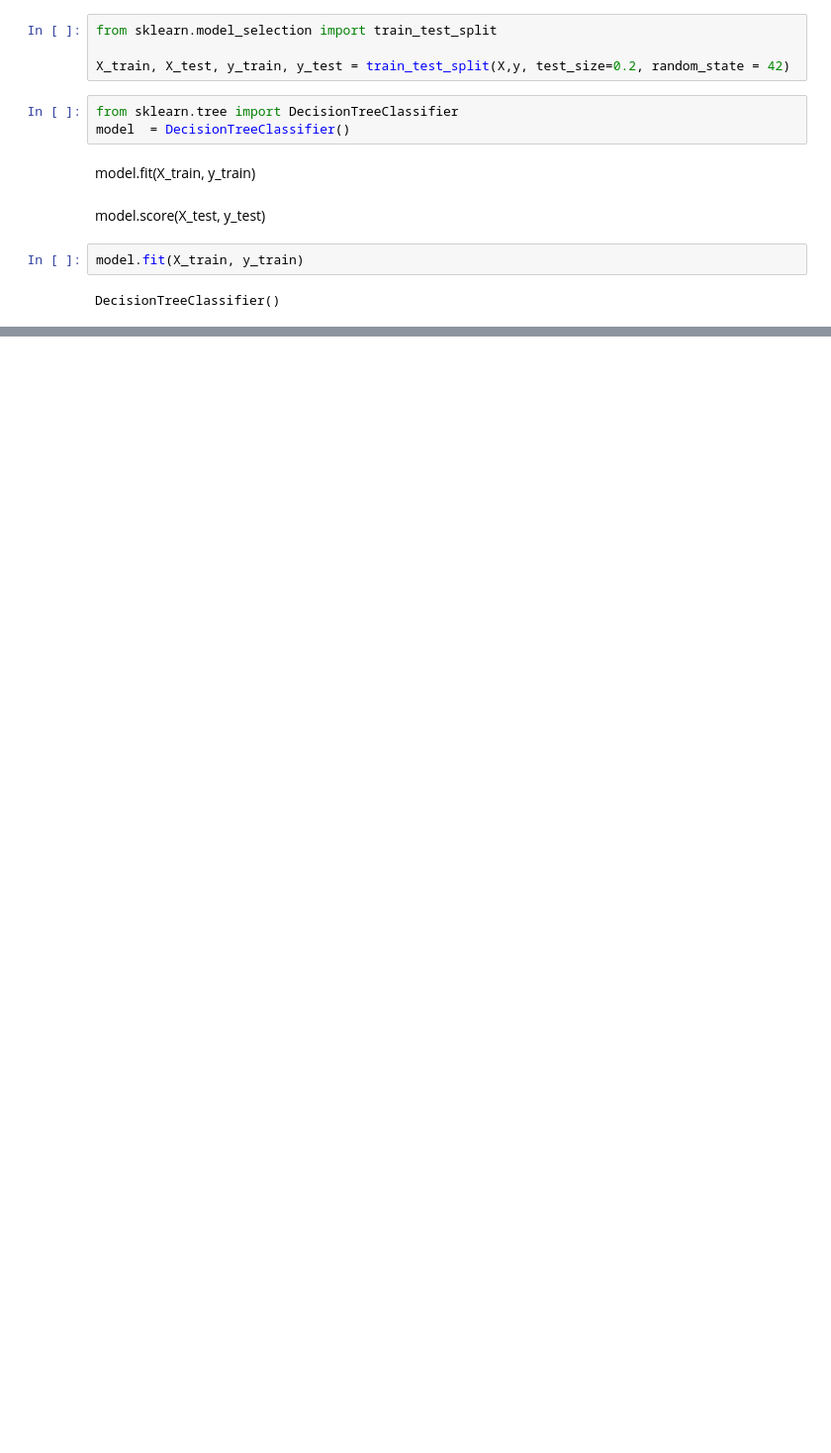
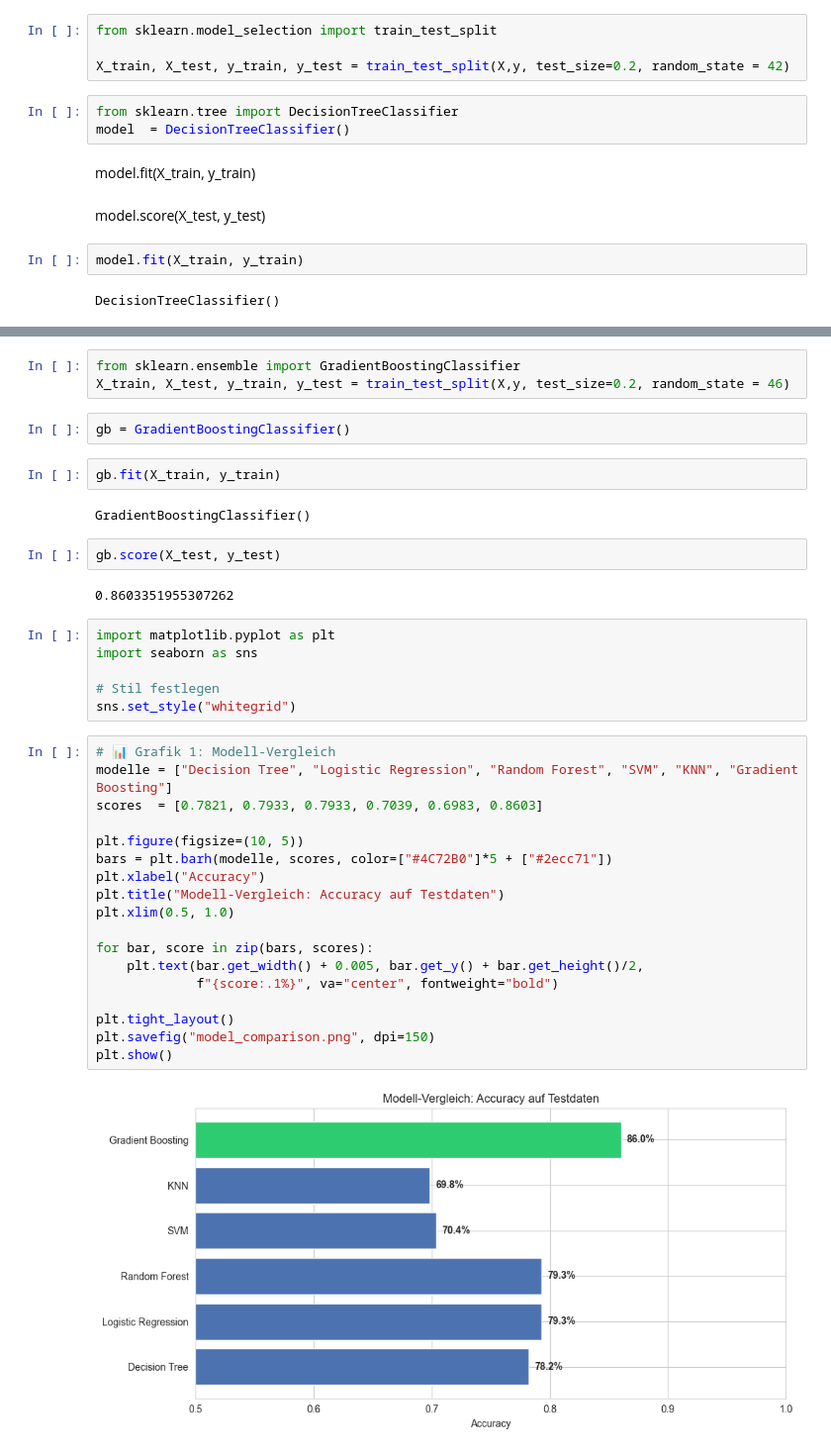
Before and after one commit to AntonTissen/Titanic--Exploratory-Data-Analysis-Machine-Learning-Pipeline, a Jupyter notebook: Titanic.ipynb, the cells around one changed output, grey strips where cells are left out. Shown at 99% size. Saved outputs shown, nothing was run; the diff lists cells and outputs as text; blank space fills up the shorter version.

```diff
--- a/Titanic.ipynb
+++ b/Titanic.ipynb
@@ -483,0 +536,39 @@ model.score(X_test, y_test)
+# %%
+from sklearn.ensemble import GradientBoostingClassifier
+X_train, X_test, y_train, y_test = train_test_split(X,y, test_size=0.2, random_state = 46)
+# %%
+gb = GradientBoostingClassifier()
+# %%
+gb.fit(X_train, y_train)
+# %% [output]
+GradientBoostingClassifier()
+# %%
+gb.score(X_test, y_test)
+# %% [output]
+0.8603351955307262
+# %%
+import matplotlib.pyplot as plt
+import seaborn as sns
+
+# Stil festlegen
+sns.set_style("whitegrid")
+# %%
+# 📊 Grafik 1: Modell-Vergleich
+modelle = ["Decision Tree", "Logistic Regression", "Random Forest", "SVM", "KNN", "Gradient Boosting"]
+scores  = [0.7821, 0.7933, 0.7933, 0.7039, 0.6983, 0.8603]
+
+plt.figure(figsize=(10, 5))
+bars = plt.barh(modelle, scores, color=["#4C72B0"]*5 + ["#2ecc71"])
+plt.xlabel("Accuracy")
+plt.title("Modell-Vergleich: Accuracy auf Testdaten")
+plt.xlim(0.5, 1.0)
+
+for bar, score in zip(bars, scores):
+    plt.text(bar.get_width() + 0.005, bar.get_y() + bar.get_height()/2,
+             f"{score:.1%}", va="center", fontweight="bold")
+
+plt.tight_layout()
+plt.savefig("model_comparison.png", dpi=150)
+plt.show()
+# %% [output]
+[figure, added]
```
Also changed, not shown: parts of 26 cells of this notebook.
